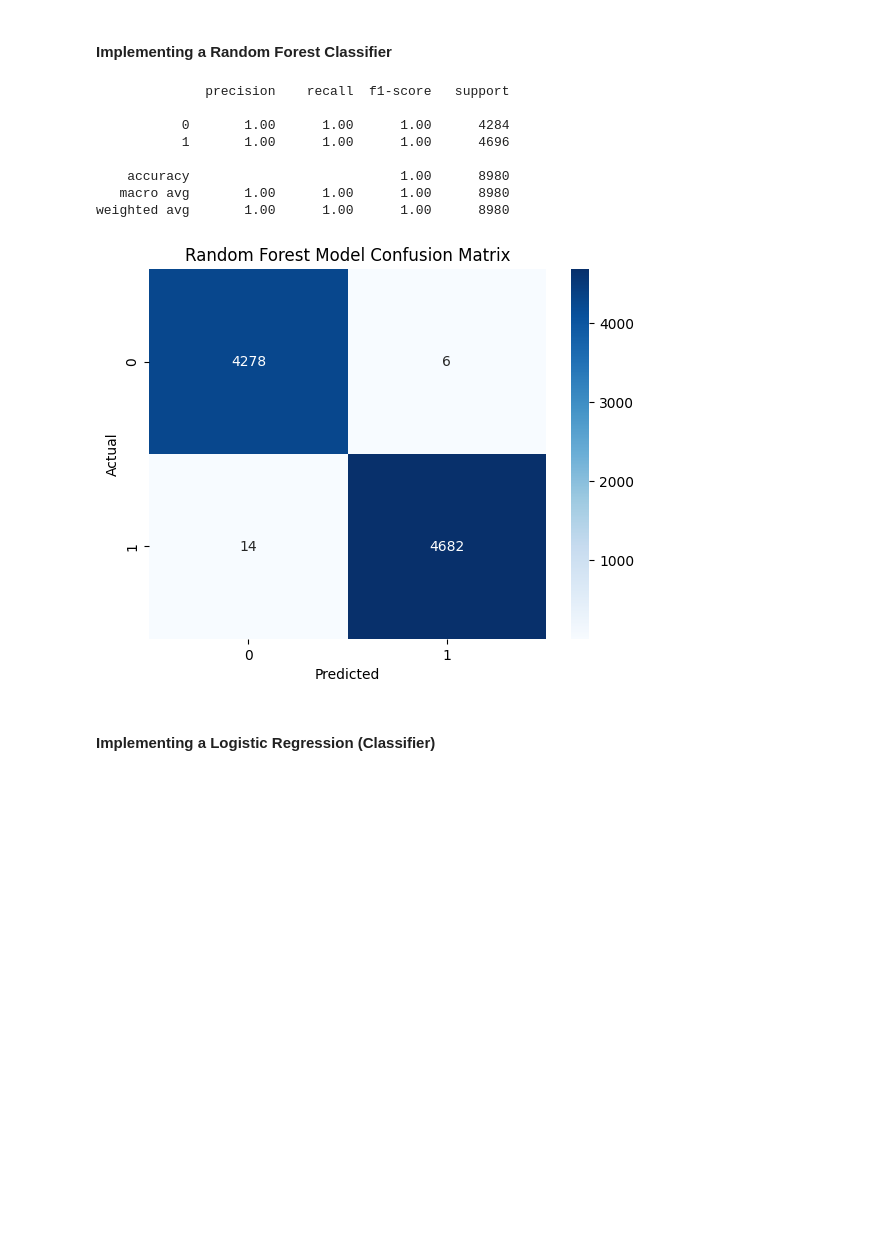
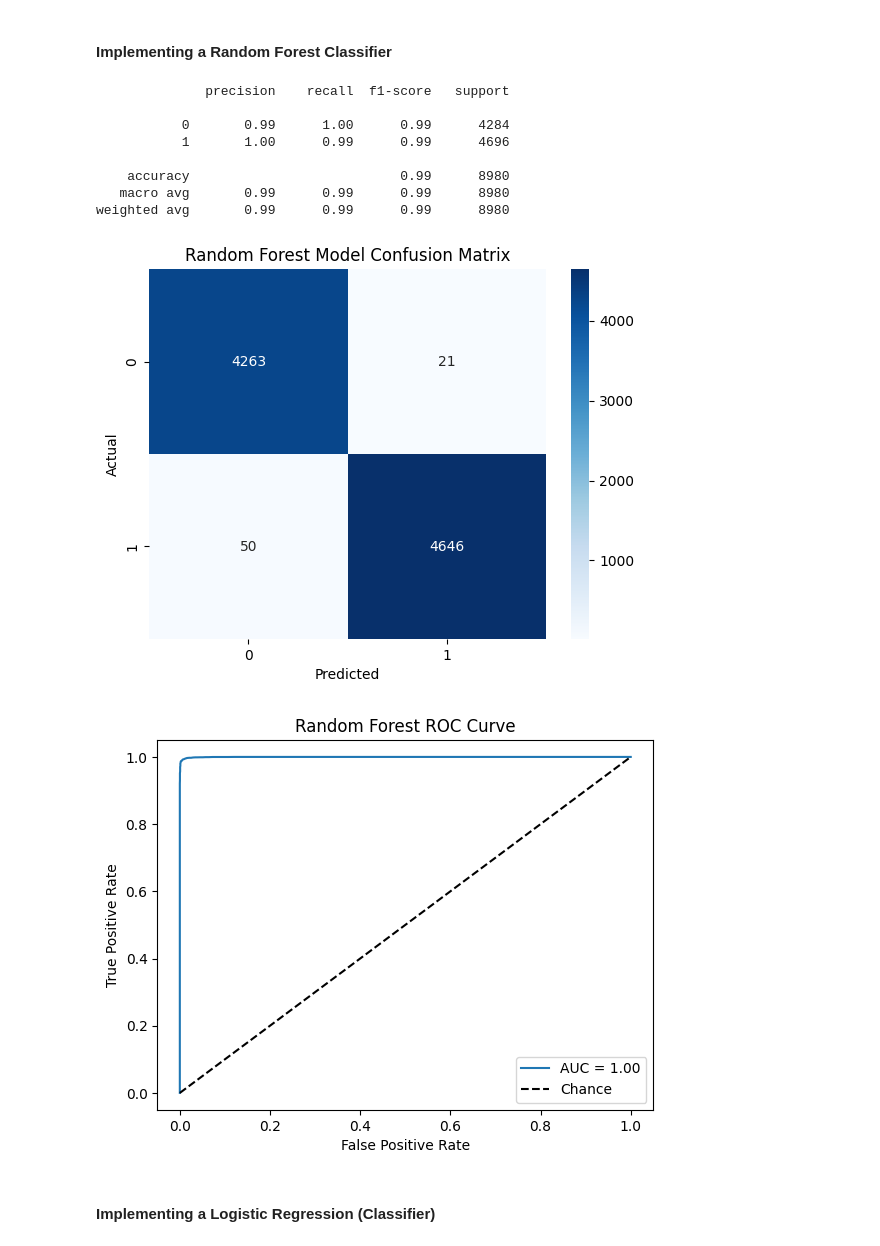
Before and after one commit to ajace13/Data-Ethics-Misinformation-Project, a Jupyter notebook: analysis.ipynb, the cells around one changed output. Saved outputs shown, nothing was run; the diff lists cells and outputs as text; code cells hidden in the pictures; blank space fills up the shorter version.

Commit message:
Updating analysis notebook with model testing

```diff
--- a/analysis.ipynb
+++ b/analysis.ipynb
@@ -128,6 +129,6 @@ df['cleaned_text'] = df['content'].apply(clean_text)
 # %%
 # Feature Extraction
-tfidf = TfidfVectorizer(max_features=5000)
+tfidf = TfidfVectorizer()
 X = tfidf.fit_transform(df['cleaned_text'])
 y = df['label']
 # %% [markdown]
@@ -144,12 +145,12 @@ print(classification_report(y_test, y_pred_rf))
 # %% [output]
               precision    recall  f1-score   support
 
-           0       1.00      1.00      1.00      4284
-           1       1.00      1.00      1.00      4696
+           0       0.99      1.00      0.99      4284
+           1       1.00      0.99      0.99      4696
 
-    accuracy                           1.00      8980
-   macro avg       1.00      1.00      1.00      8980
-weighted avg       1.00      1.00      1.00      8980
+    accuracy                           0.99      8980
+   macro avg       0.99      0.99      0.99      8980
+weighted avg       0.99      0.99      0.99      8980
 # %%
 rf_cm = confusion_matrix(y_test, y_pred_rf)
 sns.heatmap(rf_cm, annot=True, fmt='d', cmap='Blues')
@@ -158,7 +159,23 @@ plt.xlabel('Predicted')
 plt.ylabel('Actual')
 plt.show()
 # %% [output]
-[figure, old version]
+[figure, new version]
+# %%
+from sklearn.metrics import roc_curve, auc
+probs = rf_model.predict_proba(X_test)[:,1]
+fpr, tpr, _ = roc_curve(y_test, probs)
+roc_auc = auc(fpr, tpr)
+
+plt.figure()
+plt.plot(fpr, tpr, label=f'AUC = {roc_auc:.2f}')
+plt.plot([0,1], [0,1], 'k--', label='Chance')
+plt.xlabel('False Positive Rate')
+plt.ylabel('True Positive Rate')
+plt.title('Random Forest ROC Curve')
+plt.legend(loc='lower right')
+plt.show()
+# %% [output]
+[figure, added]
 # %% [markdown]
 #### Implementing a Logistic Regression (Classifier)
 # %%
```
Also changed, not shown: parts of 19 cells of this notebook, 3 other files.
